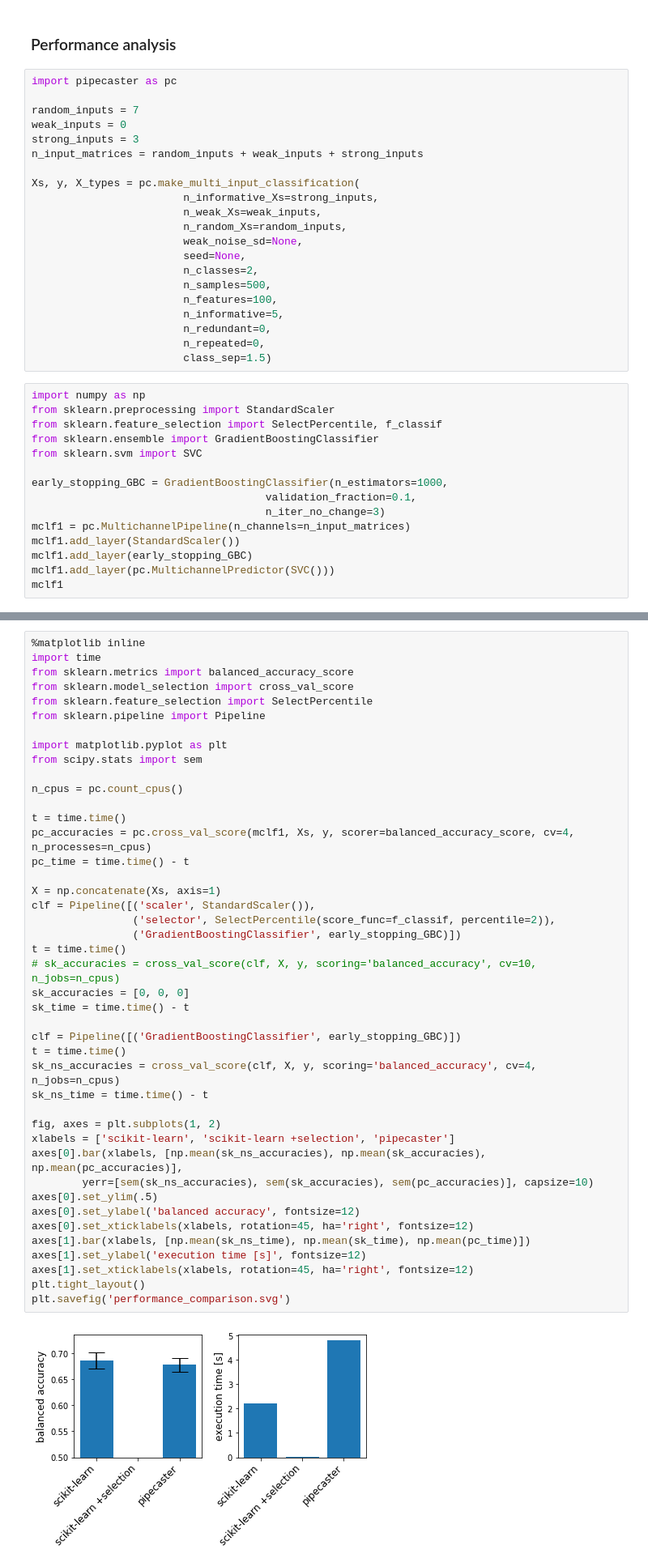
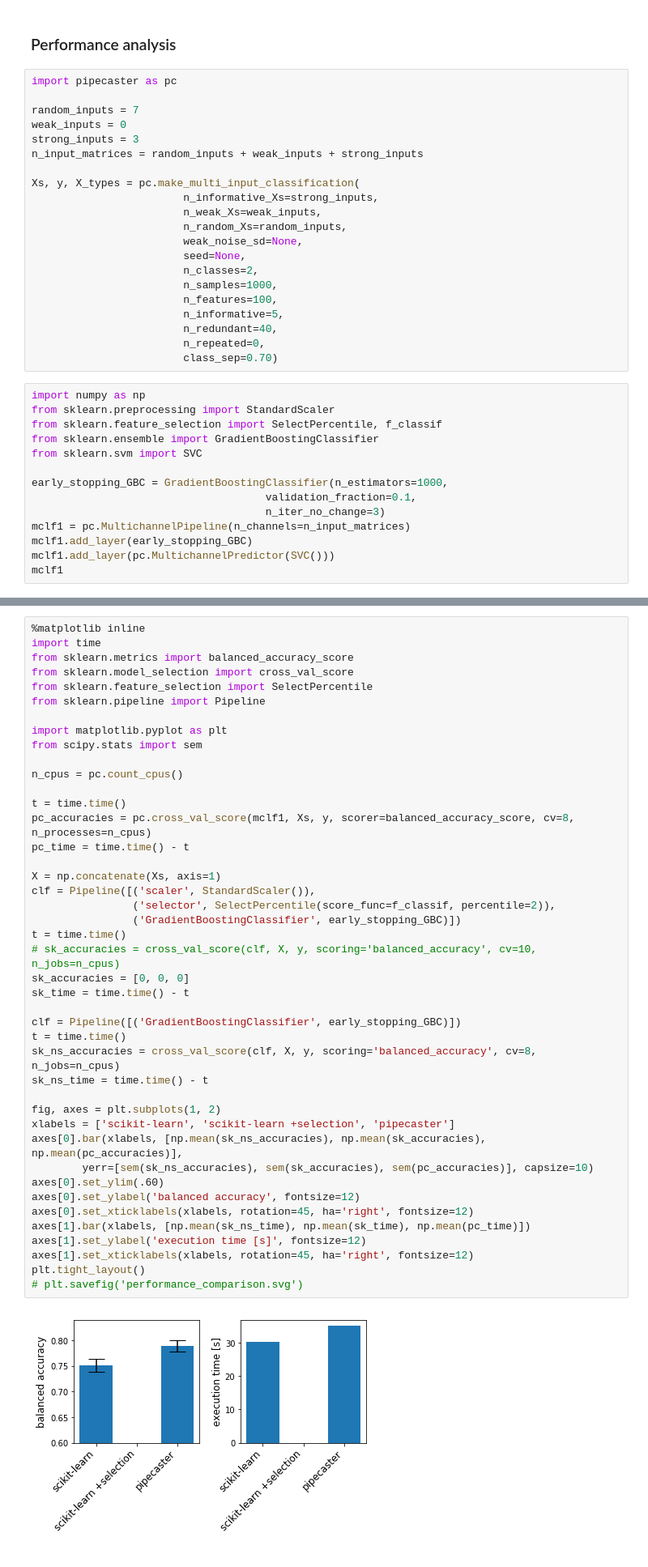
Before and after one commit to ajcallegari/scikit-multichannel, a Jupyter notebook: test_sandbox.ipynb, the cells around one changed output, grey strips where cells are left out. Shown: that part at 81% size. Cells and saved outputs as stored; diff of their text form.

```diff
--- a/test_sandbox.ipynb
+++ b/test_sandbox.ipynb
@@ -298,12 +298,12 @@ Xs, y, X_types = pc.make_multi_input_classification(
                         weak_noise_sd=None,
                         seed=None,
                         n_classes=2,
-                        n_samples=500,
+                        n_samples=1000,
                         n_features=100,
                         n_informative=5,
-                        n_redundant=0,
+                        n_redundant=40,
                         n_repeated=0,
-                        class_sep=1.5)
+                        class_sep=0.70)
 # %%
 import numpy as np
 from sklearn.preprocessing import StandardScaler
@@ -315,7 +315,6 @@ early_stopping_GBC = GradientBoostingClassifier(n_estimators=1000,
                                      validation_fraction=0.1,
                                      n_iter_no_change=3)
 mclf1 = pc.MultichannelPipeline(n_channels=n_input_matrices)
-mclf1.add_layer(StandardScaler())
 mclf1.add_layer(early_stopping_GBC)
 mclf1.add_layer(pc.MultichannelPredictor(SVC()))
 mclf1
@@ -345,35 +344,35 @@ from scipy.stats import sem
 
 n_cpus = pc.count_cpus()
 
 t = time.time()
-pc_accuracies = pc.cross_val_score(mclf1, Xs, y, scorer=balanced_accuracy_score, cv=4, n_processes=n_cpus)
+pc_accuracies = pc.cross_val_score(mclf1, Xs, y, scorer=balanced_accuracy_score, cv=8, n_processes=n_cpus)
 pc_time = time.time() - t
 
 X = np.concatenate(Xs, axis=1)
 clf = Pipeline([('scaler', StandardScaler()),
                 ('selector', SelectPercentile(score_func=f_classif, percentile=2)),
                 ('GradientBoostingClassifier', early_stopping_GBC)])
 t = time.time()
 # sk_accuracies = cross_val_score(clf, X, y, scoring='balanced_accuracy', cv=10, n_jobs=n_cpus)
 sk_accuracies = [0, 0, 0]
 sk_time = time.time() - t
 
 clf = Pipeline([('GradientBoostingClassifier', early_stopping_GBC)])
 t = time.time()
-sk_ns_accuracies = cross_val_score(clf, X, y, scoring='balanced_accuracy', cv=4, n_jobs=n_cpus)
+sk_ns_accuracies = cross_val_score(clf, X, y, scoring='balanced_accuracy', cv=8, n_jobs=n_cpus)
 sk_ns_time = time.time() - t
 
 fig, axes = plt.subplots(1, 2)
 xlabels = ['scikit-learn', 'scikit-learn +selection', 'pipecaster']
 axes[0].bar(xlabels, [np.mean(sk_ns_accuracies), np.mean(sk_accuracies), np.mean(pc_accuracies)],
         yerr=[sem(sk_ns_accuracies), sem(sk_accuracies), sem(pc_accuracies)], capsize=10)
-axes[0].set_ylim(.5)
+axes[0].set_ylim(.60)
 axes[0].set_ylabel('balanced accuracy', fontsize=12)
 axes[0].set_xticklabels(xlabels, rotation=45, ha='right', fontsize=12)
 axes[1].bar(xlabels, [np.mean(sk_ns_time), np.mean(sk_time), np.mean(pc_time)])
 axes[1].set_ylabel('execution time [s]', fontsize=12)
 axes[1].set_xticklabels(xlabels, rotation=45, ha='right', fontsize=12)
 plt.tight_layout()
-plt.savefig('performance_comparison.svg')
+# plt.savefig('performance_comparison.svg')
 # %% [output]
-[figure, old version]
+[figure, new version]
```
Also changed, not shown: parts of 11 cells of this notebook, 7 other files.
